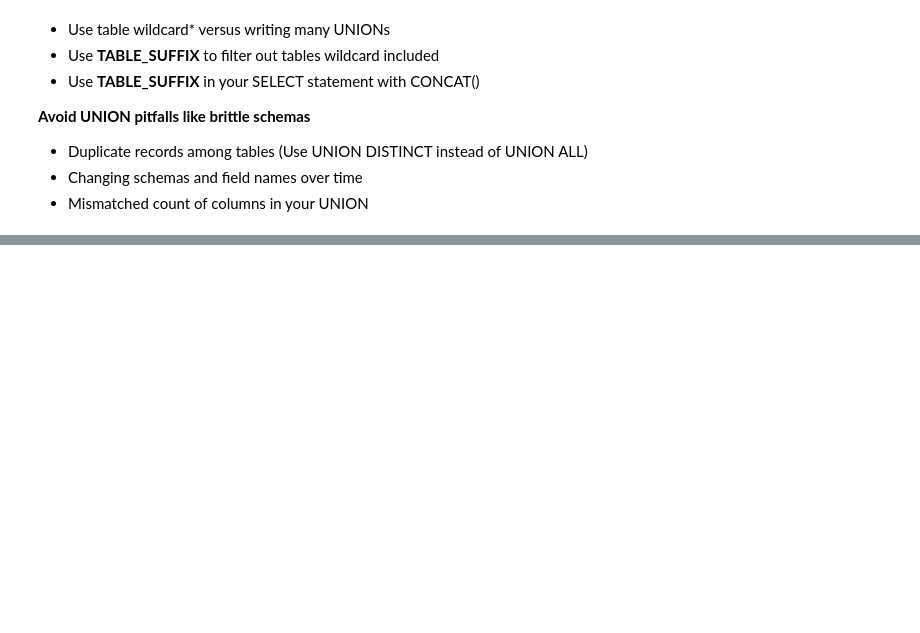
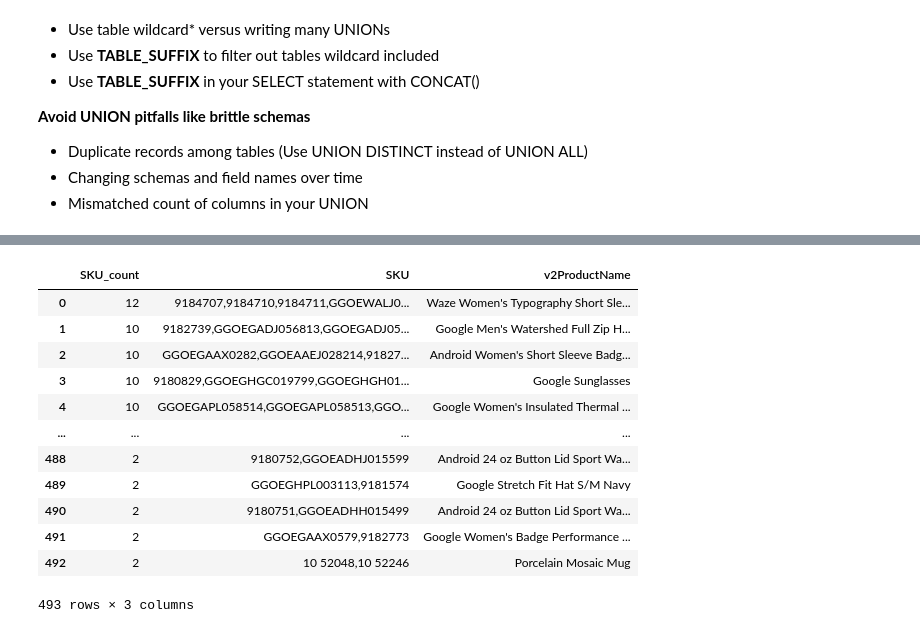
Before and after one commit to samilozkan/BigQuery-Tutorial, a Jupyter notebook: intro.ipynb, the cells around one changed output, grey strips where cells are left out. Cells and saved outputs as stored; diff of their text form; code cells hidden in the pictures; blank space fills up the shorter version.

```diff
--- a/intro.ipynb
+++ b/intro.ipynb
@@ -484,0 +613,27 @@ LIMIT 10
+# %%
+%%bigquery
+SELECT
+DISTINCT
+COUNT(DISTINCT productSKU) AS SKU_count,
+STRING_AGG(DISTINCT productSKU LIMIT 5) AS SKU,
+v2ProductName
+FROM `data-to-insights.ecommerce.all_sessions_raw`
+WHERE productSKU IS NOT NULL
+GROUP BY v2ProductName
+HAVING SKU_count > 1
+ORDER BY SKU_count DESC
+# product name is not unique (expected for variants)
+# %% [output]
+|  | SKU_count | SKU | v2ProductName |
+| 0 | 12 | 9184707,9184710,9184711,GGOEWALJ0... | Waze Women's Typography Short Sle... |
+| 1 | 10 | 9182739,GGOEGADJ056813,GGOEGADJ05... | Google Men's Watershed Full Zip H... |
+| 2 | 10 | GGOEGAAX0282,GGOEAAEJ028214,91827... | Android Women's Short Sleeve Badg... |
+| 3 | 10 | 9180829,GGOEGHGC019799,GGOEGHGH01... | Google Sunglasses |
+| 4 | 10 | GGOEGAPL058514,GGOEGAPL058513,GGO... | Google Women's Insulated Thermal ... |
+| ... | ... | ... | ... |
+| 488 | 2 | 9180752,GGOEADHJ015599 | Android 24 oz Button Lid Sport Wa... |
+| 489 | 2 | GGOEGHPL003113,9181574 | Google Stretch Fit Hat S/M Navy |
+| 490 | 2 | 9180751,GGOEADHH015499 | Android 24 oz Button Lid Sport Wa... |
+| 491 | 2 | GGOEGAAX0579,9182773 | Google Women's Badge Performance ... |
+| 492 | 2 | 10 52048,10 52246 | Porcelain Mosaic Mug |
+493 rows × 3 columns
```
Also changed, not shown: parts of 56 cells of this notebook.
